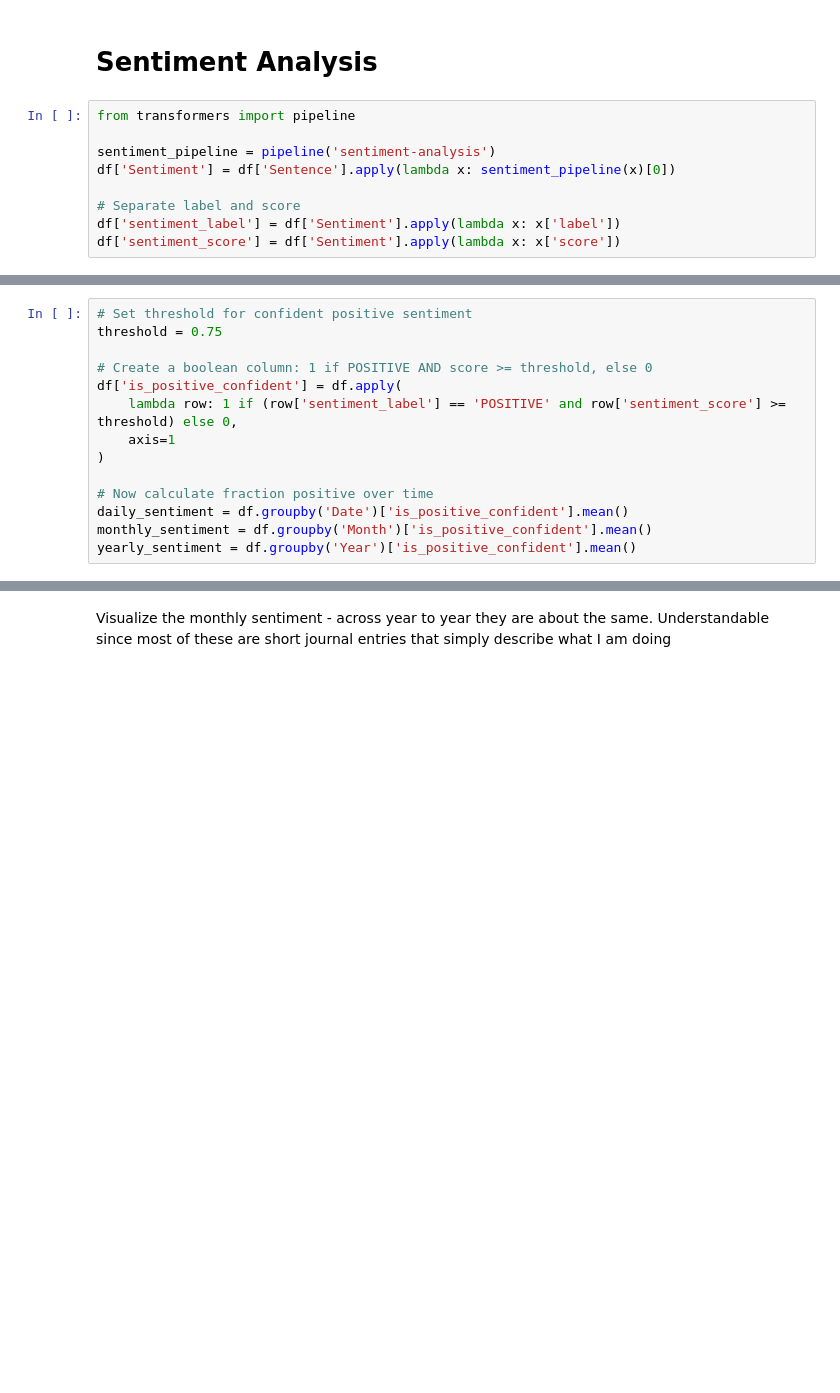
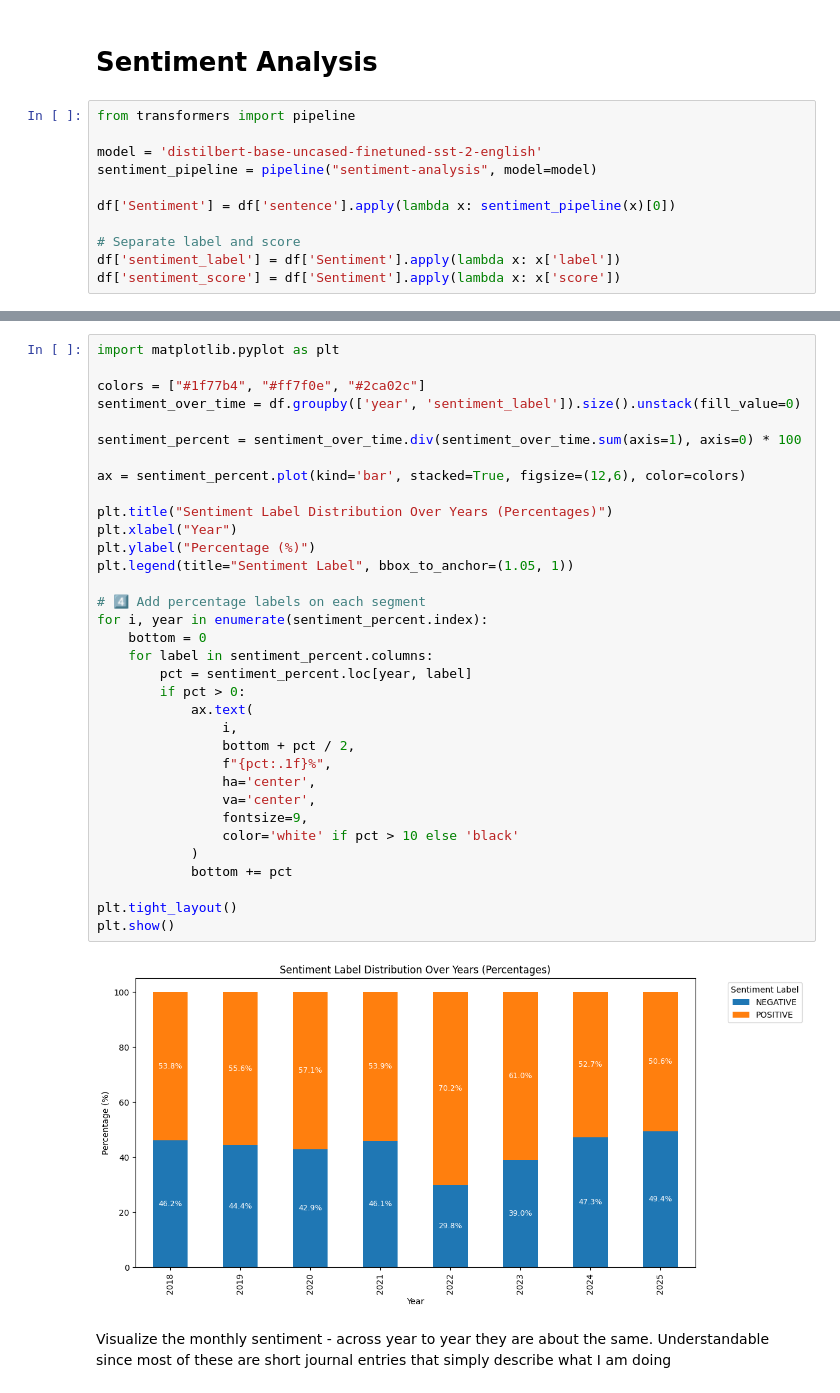
Before and after one commit to jacobychang/Daily-Sentence-NLP, a Jupyter notebook: notebooks/03_text_analysis.ipynb, the cells around one changed output, grey strips where cells are left out. Drawn from its saved outputs; the diff is of its cells as text; blank space fills up the shorter version.

Commit message:
updated up to text analysis

```diff
--- a/notebooks/03_text_analysis.ipynb
+++ b/notebooks/03_text_analysis.ipynb
@@ -142,8 +176,10 @@ dtype: int64
 # %%
 from transformers import pipeline
 
-sentiment_pipeline = pipeline('sentiment-analysis')
-df['Sentiment'] = df['Sentence'].apply(lambda x: sentiment_pipeline(x)[0])
+model = 'distilbert-base-uncased-finetuned-sst-2-english'
+sentiment_pipeline = pipeline("sentiment-analysis", model=model)
+
+df['Sentiment'] = df['sentence'].apply(lambda x: sentiment_pipeline(x)[0])
 
 # Separate label and score
 df['sentiment_label'] = df['Sentiment'].apply(lambda x: x['label'])
@@ -157,14 +188,0 @@ Looking and summing only the 'positive' records
-# %%
-# Set threshold for confident positive sentiment
-threshold = 0.75
-
-# Create a boolean column: 1 if POSITIVE AND score >= threshold, else 0
-df['is_positive_confident'] = df.apply(
-    lambda row: 1 if (row['sentiment_label'] == 'POSITIVE' and row['sentiment_score'] >= threshold) else 0,
-    axis=1
-)
-
-# Now calculate fraction positive over time
-daily_sentiment = df.groupby('Date')['is_positive_confident'].mean()
-monthly_sentiment = df.groupby('Month')['is_positive_confident'].mean()
-yearly_sentiment = df.groupby('Year')['is_positive_confident'].mean()
@@ -171,2 +208,38 @@ yearly_sentiment = df.groupby('Year')['is_positive_confident'].mean()
+# %%
+import matplotlib.pyplot as plt
+
+colors = ["#1f77b4", "#ff7f0e", "#2ca02c"]
+sentiment_over_time = df.groupby(['year', 'sentiment_label']).size().unstack(fill_value=0)
+
+sentiment_percent = sentiment_over_time.div(sentiment_over_time.sum(axis=1), axis=0) * 100
+
+ax = sentiment_percent.plot(kind='bar', stacked=True, figsize=(12,6), color=colors)
+
+plt.title("Sentiment Label Distribution Over Years (Percentages)")
+plt.xlabel("Year")
+plt.ylabel("Percentage (%)")
+plt.legend(title="Sentiment Label", bbox_to_anchor=(1.05, 1))
+
+# 4️⃣ Add percentage labels on each segment
+for i, year in enumerate(sentiment_percent.index):
+    bottom = 0
+    for label in sentiment_percent.columns:
+        pct = sentiment_percent.loc[year, label]
+        if pct > 0:
+            ax.text(
+                i,
+                bottom + pct / 2,
+                f"{pct:.1f}%",
+                ha='center',
+                va='center',
+                fontsize=9,
+                color='white' if pct > 10 else 'black'
+            )
+            bottom += pct
+
+plt.tight_layout()
+plt.show()
+# %% [output]
+[figure, added]
 # %% [markdown]
 Visualize the monthly sentiment - across year to year they are about the same. Understandable since most of these are short journal entries that simply describe what I am doing
```
Also changed, not shown: parts of 12 cells of this notebook, 8 other files.
